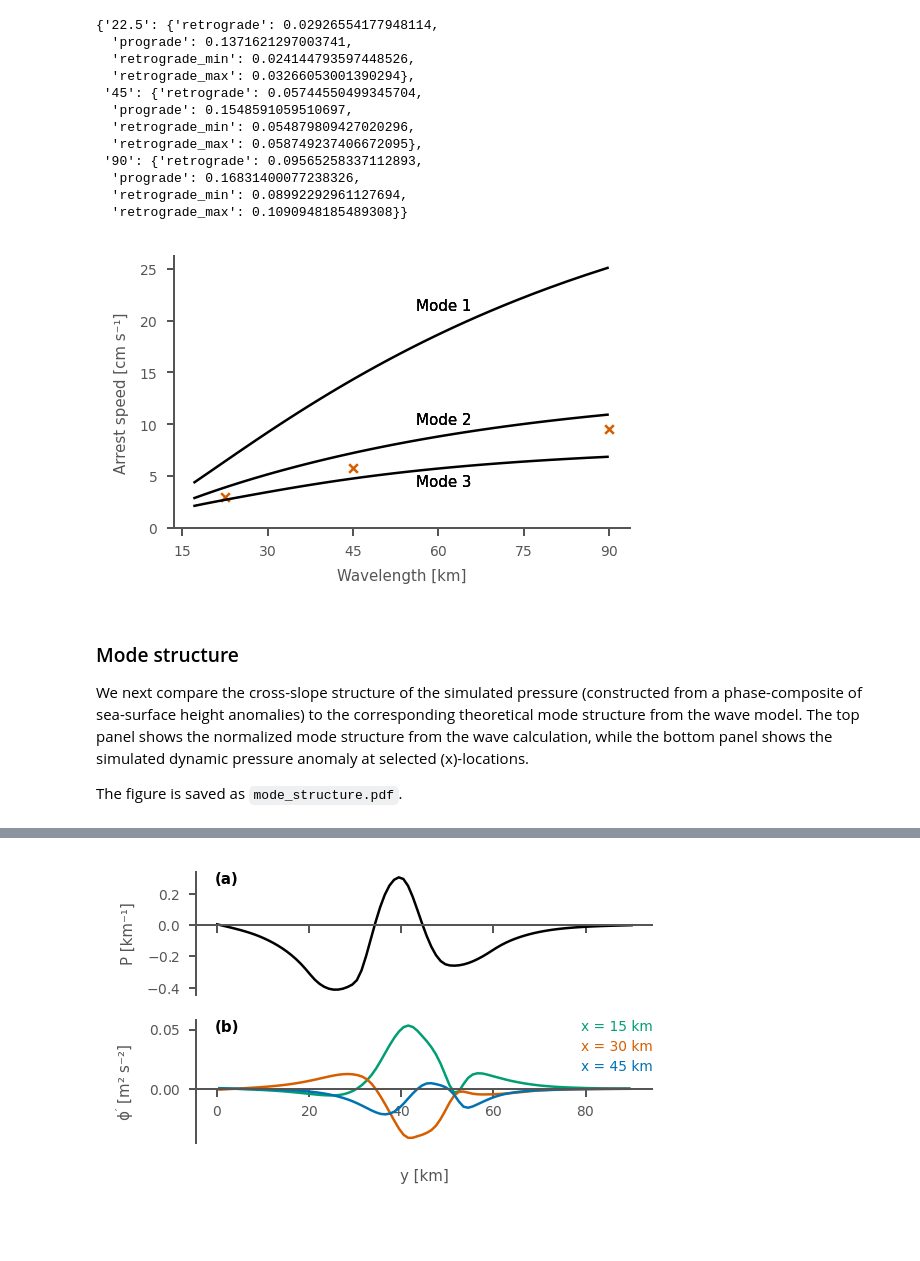
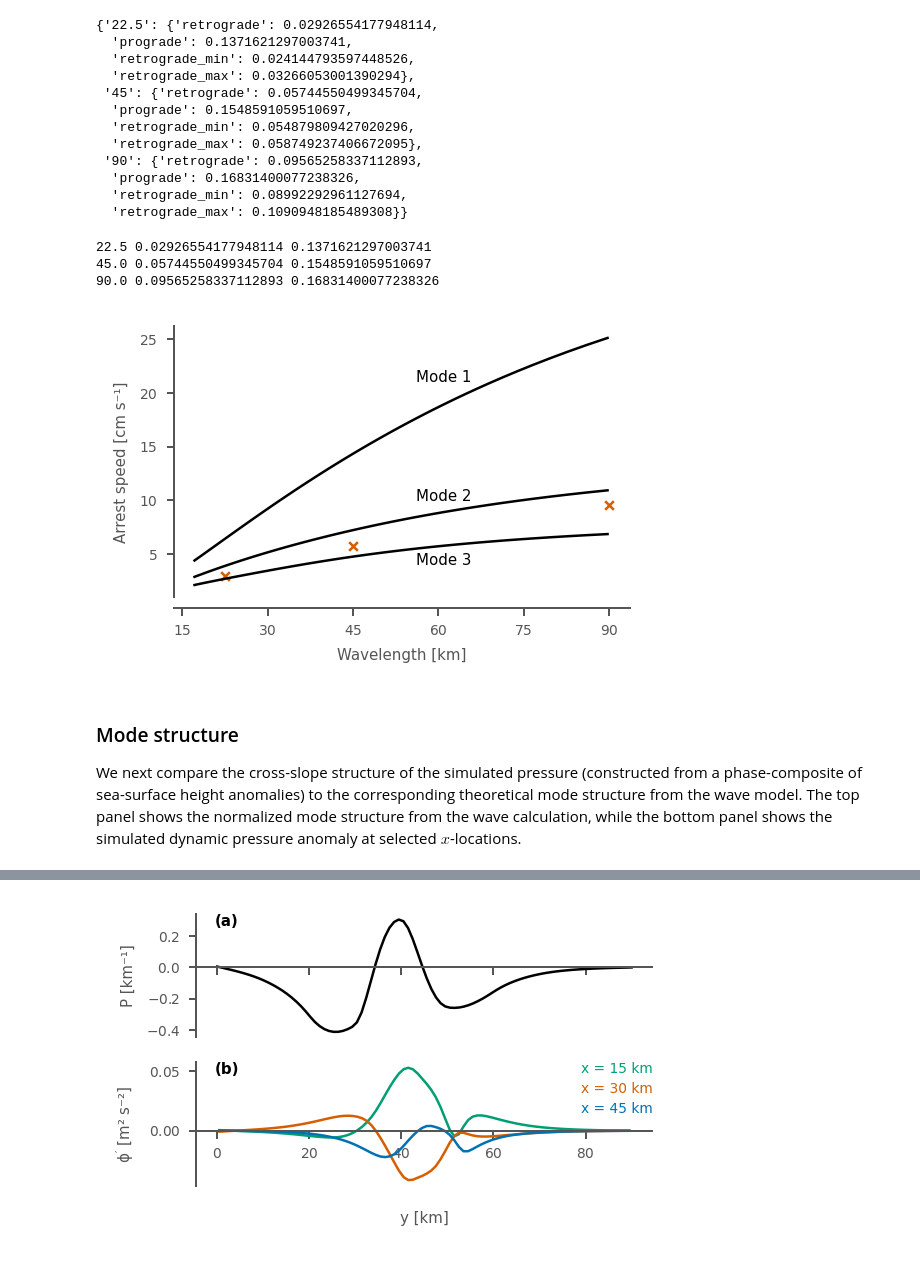
Before and after one commit to alpsjur/temporal-topo-flow, a Jupyter notebook: notebooks/make_figures.ipynb, the cells around one changed output, grey strips where cells are left out. Cells and saved outputs as stored; diff of their text form; code cells hidden in the pictures; blank space fills up the shorter version.

```diff
--- a/notebooks/make_figures.ipynb
+++ b/notebooks/make_figures.ipynb
@@ -1511,55 +1660,54 @@ fig, ax = create_figure("single",
                         #aspect_ratio=0.75
                                )
 customize_axis(ax, xzero=False)
+
+theoretical_arrest_speed = {}
 
 for mode, color in zip([1, 2, 3], ["black", "black", "black"]):
     bwaves_data = scipy.io.loadmat(f"../output/processed/wave_comparison/bwavesp_outputs_mode{mode}_full.mat")
     rl = bwaves_data["rl"].flatten()  # wavenumber [rad/cm]
     ws = bwaves_data["ws"].flatten()  # frequency [rad/s]
 
     k = rl / 0.01                         # rad/cm → rad/m
     lambda_km = 2 * np.pi / k / 1000      # wavelength [km]
     c_phase_cmps = (ws / k) * 100
 
     ax.plot(lambda_km, c_phase_cmps, color=color)
 
+    # find phase speed klosest to 45 km wavelength
+    idx_45km = np.argmin(np.abs(lambda_km - 45))
+    theoretical_arrest_speed[mode] = c_phase_cmps[idx_45km]
+
 #ax.set_xlim(0,None)
-ax.set_ylim(0,None)
+#ax.set_ylim(0,None)
 ax.set_xticks([15, 30, 45, 60, 75, 90])
 
 
 ax.set_xlabel("Wavelength [km]")
 ax.set_ylabel("Arrest speed [cm s⁻¹]")
 
 for wl, data in arrest_speed_results.items():
     wl = float(wl)
     retrograde = data["retrograde"]
+    prograde = data["prograde"]
+    print(wl, retrograde, prograde)
     ax.scatter(wl, retrograde*1e2, color=colorwheel[2], marker="x", s=12)
-    # lower = (retrograde - retrograde_min) * 1e2
-    # upper = (retrograde_max - retrograde) * 1e2
-    # ax.errorbar(wl, retrograde*1e2, yerr=[[lower], [upper]],
-    #             color=colorwheel[2],
-    #             #marker="x",
-    #             capsize=4)
 
-    # add text with mode number
-    ax.text(56, 21, "Mode 1", color="black")
-    ax.text(56, 10, "Mode 2", color="black")
-    ax.text(56, 4, "Mode 3", color="black")
+# add text with mode number
+ax.text(56, 21, "Mode 1", color="black")
+ax.text(56, 10, "Mode 2", color="black")
+ax.text(56, 4, "Mode 3", color="black")
 
 fig.savefig(figpath+"arrest_speed.pdf", bbox_inches="tight", pad_inches=0.02)
-
-fig.patch.set_alpha(0.0)     # figure background
-ax.patch.set_alpha(0.0)      # axes background (optional)
-fig.savefig(figpath+"arrest_speed_pres.svg", bbox_inches="tight", pad_inches=0.02, transparent=True)
 # %% [output]
+22.5 0.02926554177948114 0.1371621297003741
+45.0 0.05744550499345704 0.1548591059510697
+90.0 0.09565258337112893 0.16831400077238326
-[figure, old version]
+[figure, new version]
 # %% [markdown]
 ### Mode structure
 
-We next compare the cross-slope structure of the simulated pressure (constructed from a phase-composite of sea-surface height anomalies) to the corresponding theoretical mode structure from the wave model. The top panel shows the normalized mode structure from the wave calculation, while the bottom panel shows the simulated dynamic pressure anomaly at selected \(x\)-locations.
-
-The figure is saved as `mode_structure.pdf`.
+We next compare the cross-slope structure of the simulated pressure (constructed from a phase-composite of sea-surface height anomalies) to the corresponding theoretical mode structure from the wave model. The top panel shows the normalized mode structure from the wave calculation, while the bottom panel shows the simulated dynamic pressure anomaly at selected $x$-locations.
 # %%
 # Load MATLAB file
 bwaves_data = scipy.io.loadmat("../output/processed/wave_comparison/bwavesp_outputs_mode2_45km.mat")
```
Also changed, not shown: parts of 29 cells of this notebook, 1 other file.
